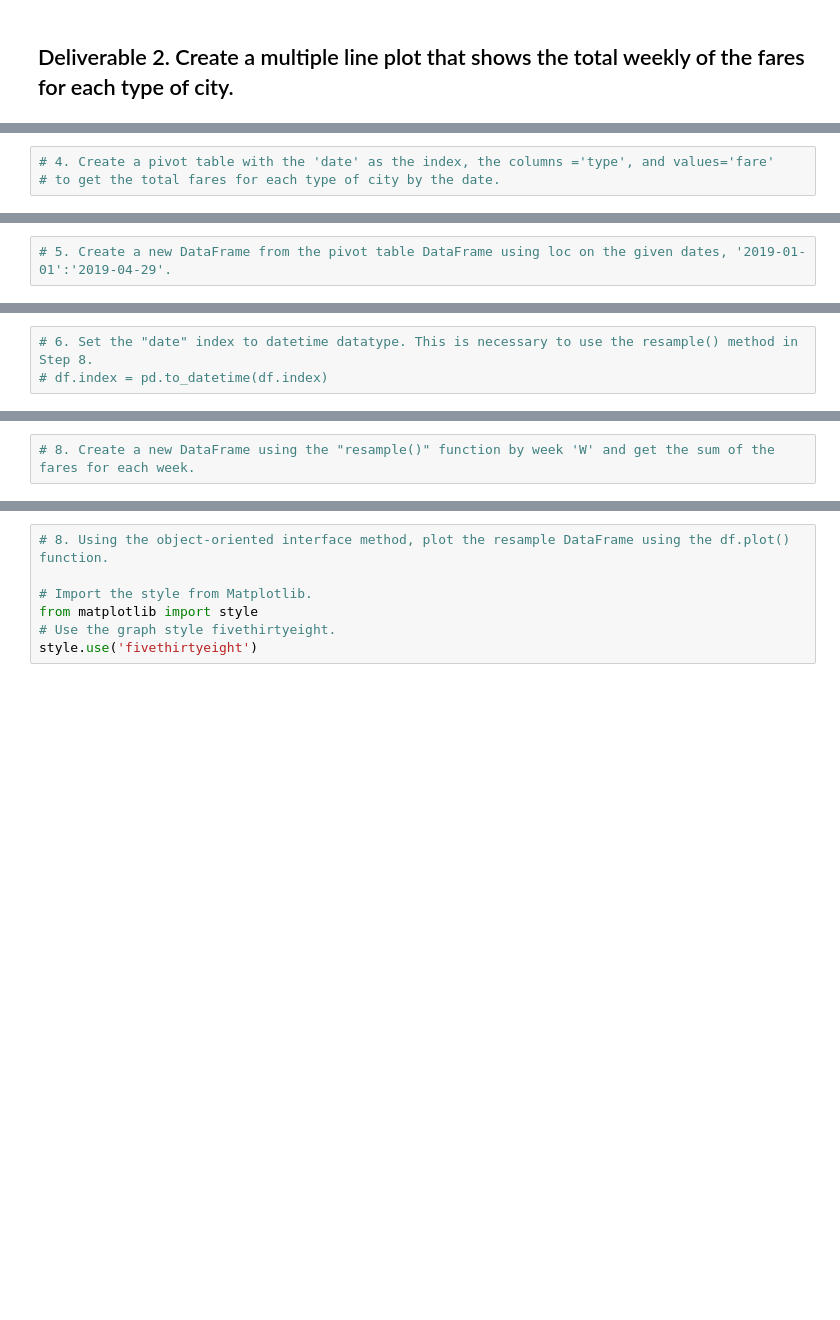
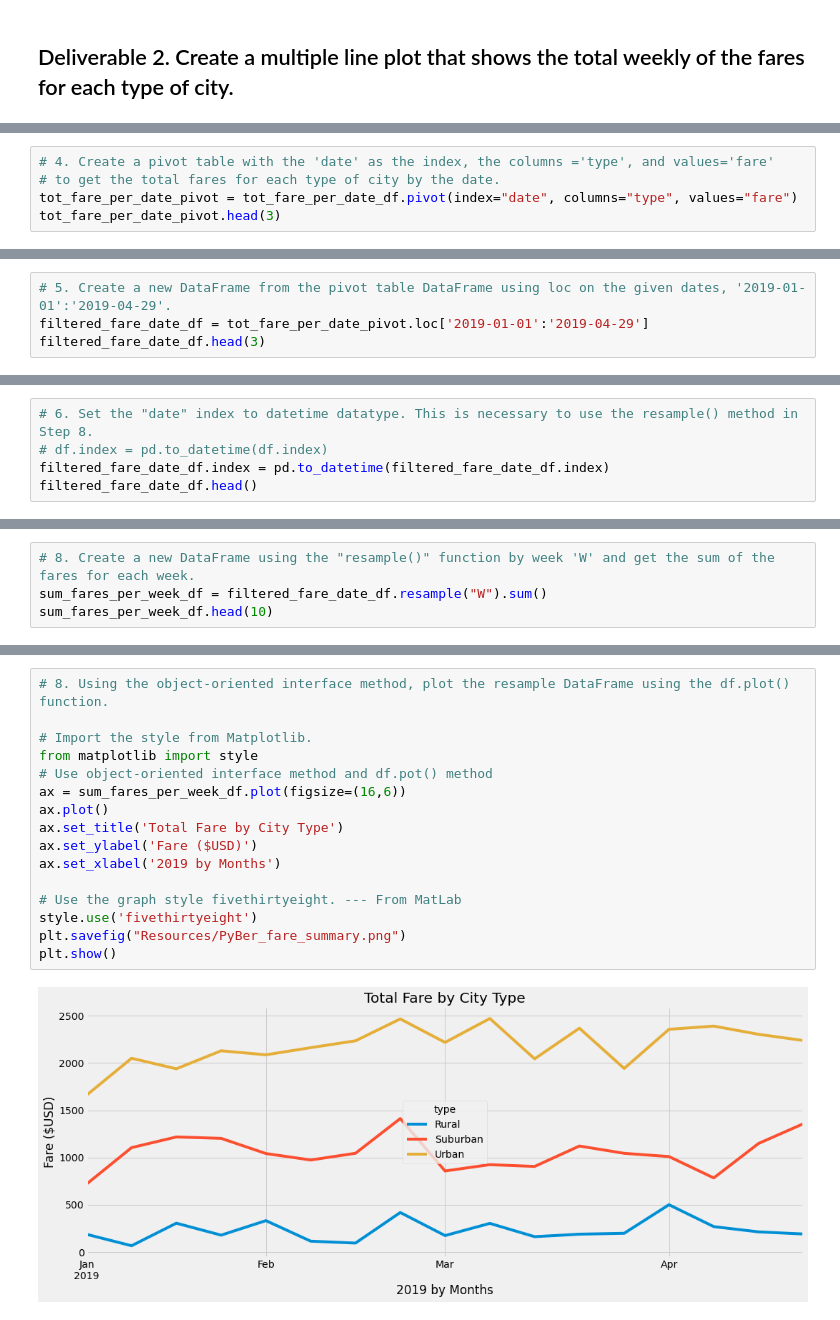
Before and after one commit to saileej/Pyber_Analysis, a Jupyter notebook: PyBer_Challenge.ipynb, the cells around one changed output, grey strips where cells are left out. Drawn from its saved outputs; the diff is of its cells as text; blank space fills up the shorter version.

```diff
--- a/PyBer_Challenge.ipynb
+++ b/PyBer_Challenge.ipynb
@@ -64,3 +156,5 @@ pyber_summary_df.index.name = None
 # %%
 # 4. Create a pivot table with the 'date' as the index, the columns ='type', and values='fare'
 # to get the total fares for each type of city by the date.
+tot_fare_per_date_pivot = tot_fare_per_date_df.pivot(index="date", columns="type", values="fare")
+tot_fare_per_date_pivot.head(3)
@@ -67,2 +167,4 @@ pyber_summary_df.index.name = None
 # %%
 # 5. Create a new DataFrame from the pivot table DataFrame using loc on the given dates, '2019-01-01':'2019-04-29'.
+filtered_fare_date_df = tot_fare_per_date_pivot.loc['2019-01-01':'2019-04-29']
+filtered_fare_date_df.head(3)
@@ -69,3 +177,5 @@ pyber_summary_df.index.name = None
 # %%
 # 6. Set the "date" index to datetime datatype. This is necessary to use the resample() method in Step 8.
 # df.index = pd.to_datetime(df.index)
+filtered_fare_date_df.index = pd.to_datetime(filtered_fare_date_df.index)
+filtered_fare_date_df.head()
@@ -74,2 +204,4 @@ pyber_summary_df.index.name = None
 # %%
 # 8. Create a new DataFrame using the "resample()" function by week 'W' and get the sum of the fares for each week.
+sum_fares_per_week_df = filtered_fare_date_df.resample("W").sum()
+sum_fares_per_week_df.head(10)
@@ -76,7 +221,18 @@ pyber_summary_df.index.name = None
 # %%
 # 8. Using the object-oriented interface method, plot the resample DataFrame using the df.plot() function.
 
 # Import the style from Matplotlib.
 from matplotlib import style
-# Use the graph style fivethirtyeight.
+# Use object-oriented interface method and df.pot() method
+ax = sum_fares_per_week_df.plot(figsize=(16,6))
+ax.plot()
+ax.set_title('Total Fare by City Type')
+ax.set_ylabel('Fare ($USD)')
+ax.set_xlabel('2019 by Months')
+
+# Use the graph style fivethirtyeight. --- From MatLab
 style.use('fivethirtyeight')
+plt.savefig("Resources/PyBer_fare_summary.png")
+plt.show()
+# %% [output]
+[figure, added]
```
Also changed, not shown: parts of 21 cells of this notebook, 3 other files.
